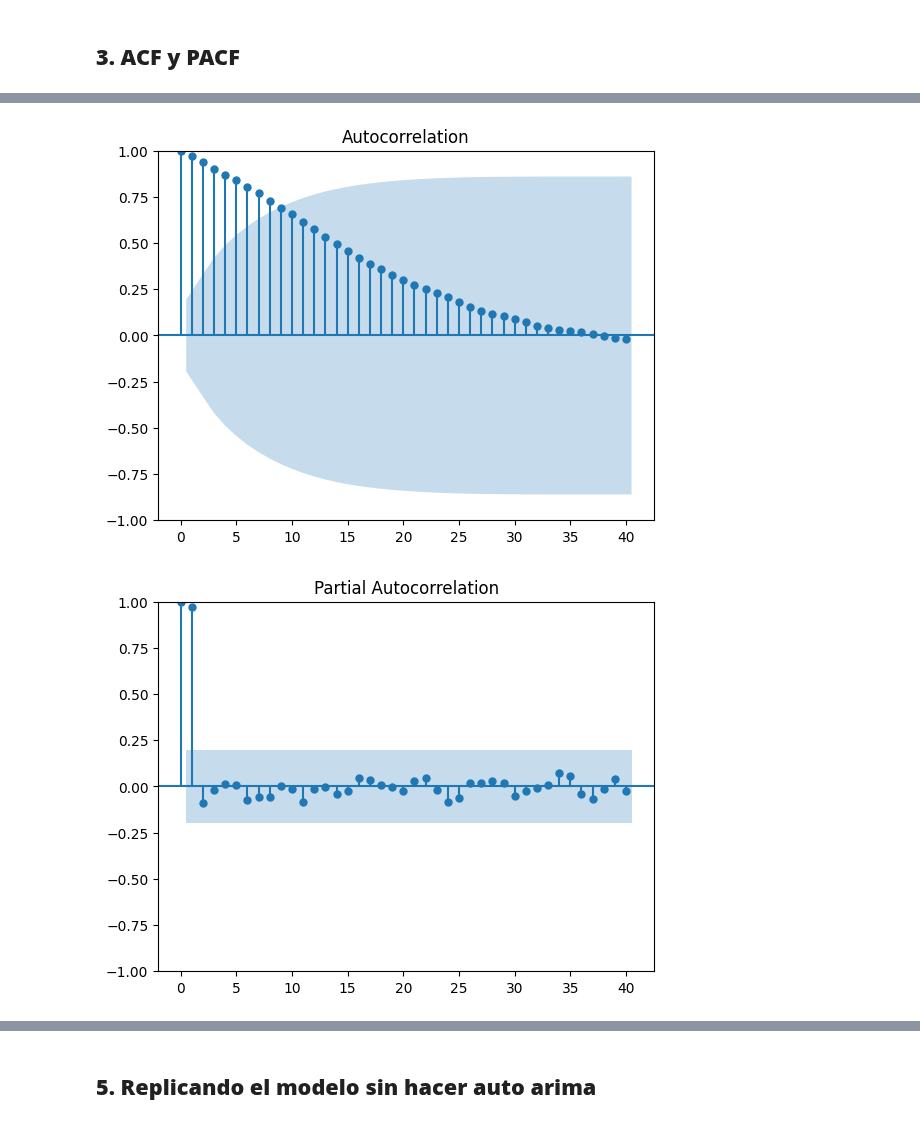
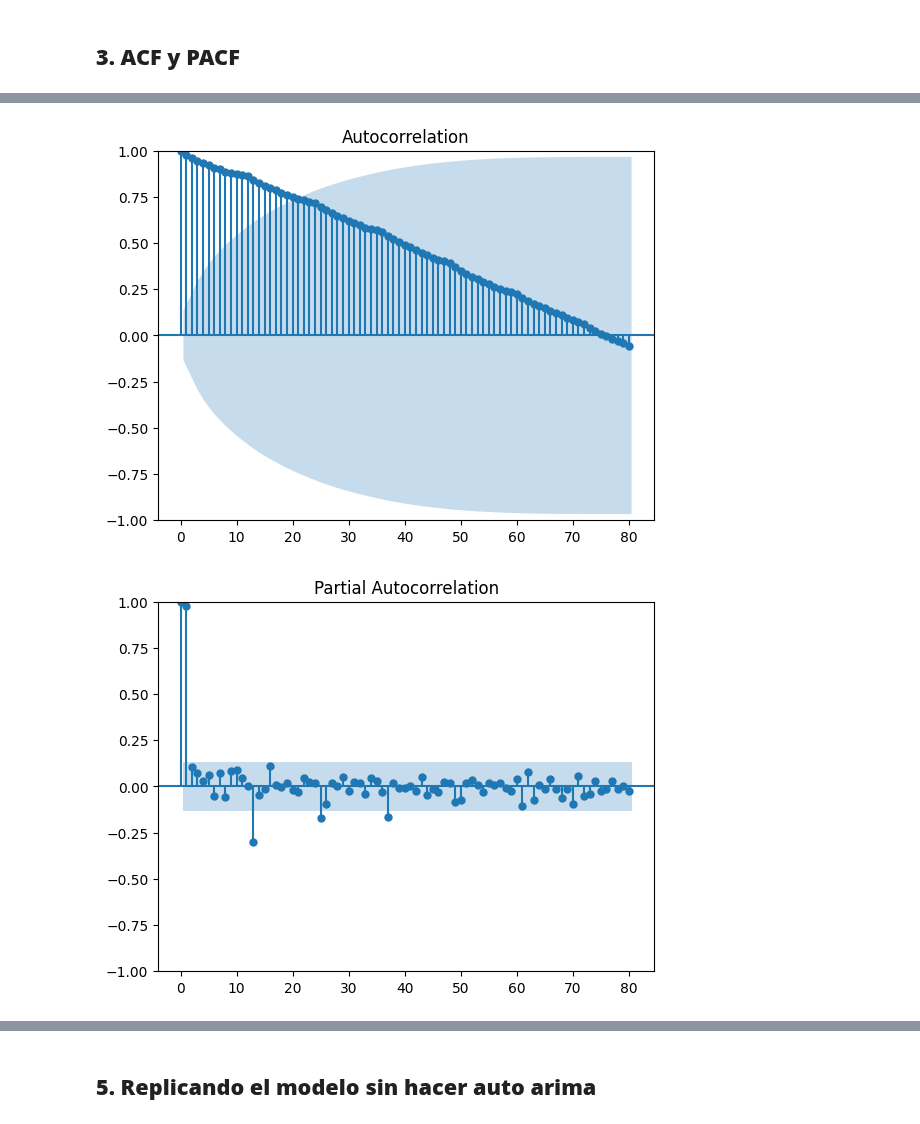
Before and after one commit to alfa7g7/Fundamentos-analitica-II, a Jupyter notebook: Clase 3/fundamentos_analítica_clase3_tarea.ipynb, the cells around one changed output, grey strips where cells are left out. Saved outputs shown, nothing was run; the diff lists cells and outputs as text; code cells hidden in the pictures.

```diff
--- a/Clase 3/fundamentos_analítica_clase3_tarea.ipynb
+++ b/Clase 3/fundamentos_analítica_clase3_tarea.ipynb
@@ -103,6 +112,6 @@ array([ 1.        ,  0.97067998,  0.936947  ,  0.90268173,  0.87006769,
-# %%
-plot_acf(data['ARIMA011'],lags=40);
-plot_pacf(data['ARIMA011'],lags=40);
-# %% [output]
-[figure, removed]
-[figure, removed]
+# %%
+plot_acf(data_train['Ocupados'],lags=80);
+plot_pacf(data_train['Ocupados'],lags=80);
+# %% [output]
+[figure, added]
+[figure, added]
```
Also changed, not shown: parts of 16 cells of this notebook.
